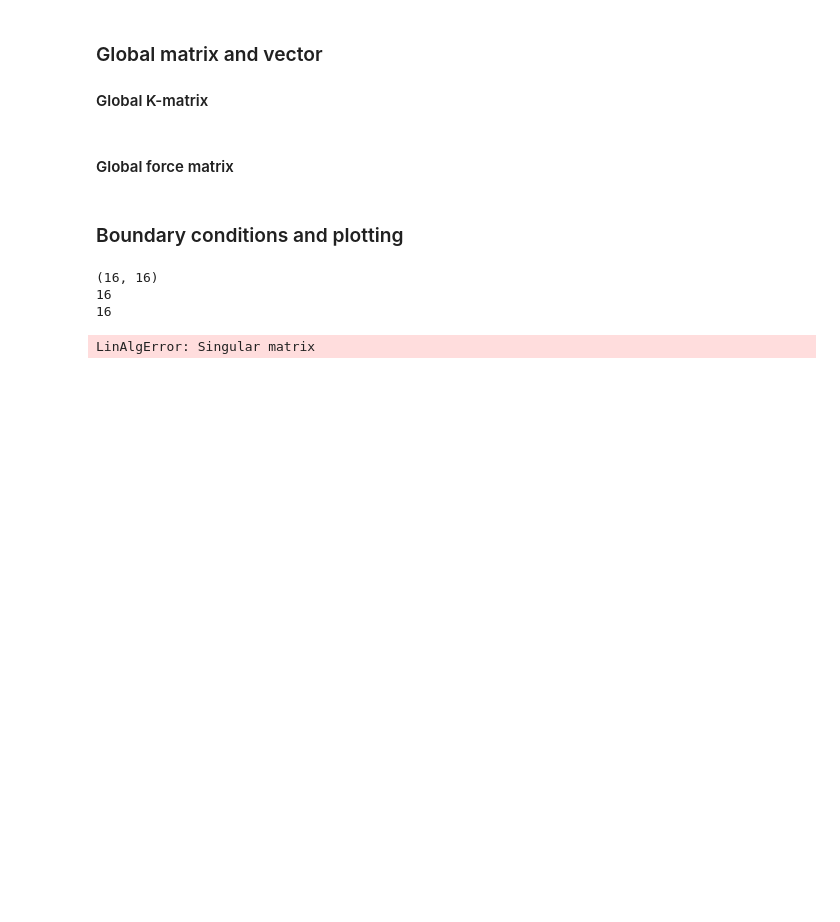
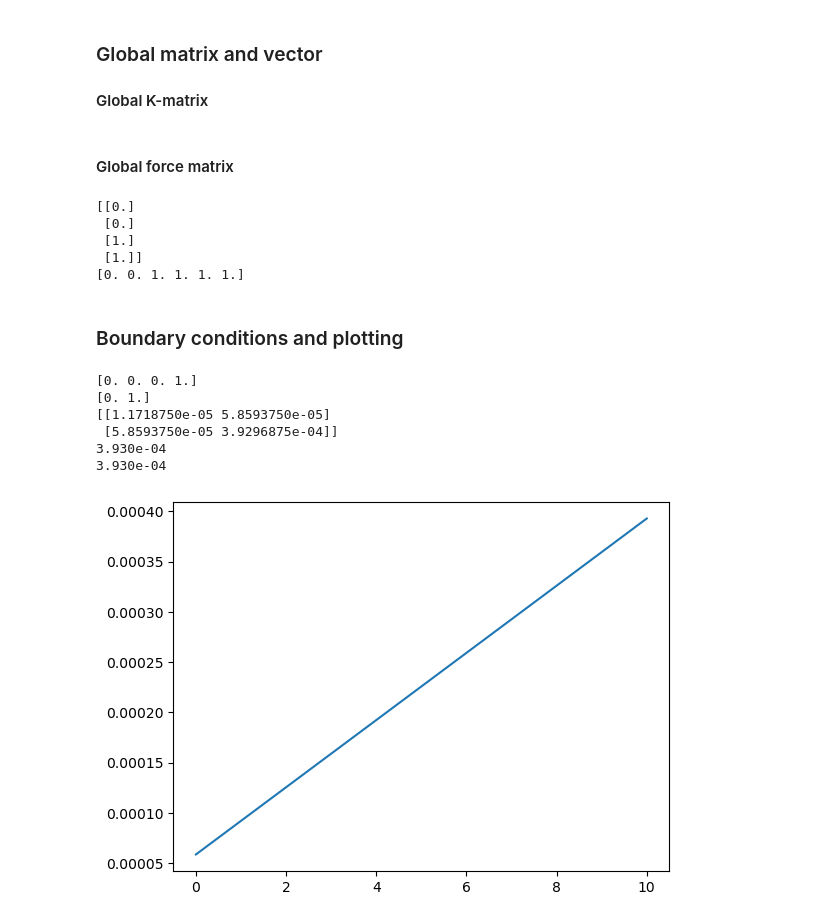
Before and after one commit to TeachBooks/mirror_computational_modelling, a Jupyter notebook: book/structural_linear/timoshenko.ipynb, the cells around one changed output. Saved outputs shown, nothing was run; the diff lists cells and outputs as text; code cells hidden in the pictures; blank space fills up the shorter version.

Commit message:
simulation function works now for 1 hardcoded element, still not sure about force vector

```diff
--- a/book/structural_linear/timoshenko.ipynb
+++ b/book/structural_linear/timoshenko.ipynb
@@ -424,7 +424,7 @@ def assemble_global_K(rod_length, n_el, EI, GA_s):
 # - The magnitude of the distributed load "f_y"
 # - The magnitude of the applied shear force "F_y"
 def assemble_global_f(rod_length, n_el, T, F_y, f_y):
-    n_DOF = 4*(n_el+1)
+    n_DOF = (n_el-1)*2 + 4
     dx = rod_length/n_el
     f_global = np.zeros((n_DOF,1))
 
@@ -433,6 +433,24 @@ def assemble_global_f(rod_length, n_el, T, F_y, f_y):
         f_global[elnodes] += get_element_force(T, F_y, f_y, dx)
 
     return np.squeeze(f_global)
+# %%
+
+rod_length = 2
+dx = 1
+n_el = int(rod_length/dx)
+T = 0
+F_y = 0
+f_y = 1
+
+print(get_element_force(T, F_y, f_y, dx))
+
+print(assemble_global_f(rod_length, n_el, T, F_y, f_y))
+# %% [output]
+[[0.]
+ [0.]
+ [1.]
+ [1.]]
+[0. 0. 1. 1. 1. 1.]
 # %% [markdown]
 ### Boundary conditions and plotting
 # %%
@@ -445,7 +463,7 @@ def simulate(n_element):
     a_left = 0              # Displacement at the left boundary
     f_y = 0                 # Distributed load
     T = 0                   # Applied moment
-    F_y = 1                 # Applied shear load
+    F_y = 0                 # Applied shear load
 
     dx = length/n_element
 
@@ -453,43 +471,51 @@ def simulate(n_element):
 
     # Assmemble K for the rod problem
     K = assemble_global_K(length, n_element, EI, GA_s)
-    print(np.shape(K))
 
     # Assemble f first with distributed load only
     f = assemble_global_f(length, n_element, T, F_y, f_y)
-    print(len(f))
 
     # Add boundary conditions to f
-    f[4*n_node-1] += F_right
+    f[-1] = F_right
+    print(f)
 
-    # Initialize vector a with rotations and displacements
-    a = np.zeros(4 * n_node)
-    print(len(a))
+    #Constrain K of the system:
+    # Remove the 1st and 3rd rows
+    K = np.delete(K, [0, 2], axis=0)
+    # Remove the 1st and 3rd columns
+    K = np.delete(K, [0, 2], axis=1)
 
-    # Solve the system for unknown a
-    K_inv = np.linalg.inv(K[1:4*n_node, 1:4*n_node])
-    print(np.shape(K_inv))
-    a[1:4*n_node] = np.dot(K_inv, f[1:4*n_node])
+    # Constrain f of the system:
+    f = np.delete(f, [0, 2])
+    print(f)
+
+    K_inv = np.linalg.inv(K)
+    print(K_inv)
+
+    a = np.dot(K_inv, f)
 
     return x, a
 # %%
 import numpy as np
 import matplotlib.pyplot as plt
 
-x, a = simulate(3)
+x, a = simulate(1)
 plt.figure()
 plt.plot(x,a)
 print(f'{a[-1]:.3e}')
 
-L = 1                   # Length
+L = 10                   # Length
 EI = 2e4                # Bending stiffness
 GA_s = 1e5              # Shear stiffness
 f_y = 0                 # Distributed load
 T = 0                   # Applied moment
 F_y = 1
 print(f'{F_y*(EI/L + GA_s*L/3)/(EI*GA_s/L**2 + GA_s**2/12):.3e}')
 # %% [output]
-(16, 16)
-16
-16
+[0. 0. 0. 1.]
+[0. 1.]
+[[1.1718750e-05 5.8593750e-05]
+ [5.8593750e-05 3.9296875e-04]]
+3.930e-04
+3.930e-04
-LinAlgError: Singular matrix
+[figure, added]
```
Also changed, not shown: parts of 3 cells of this notebook.
